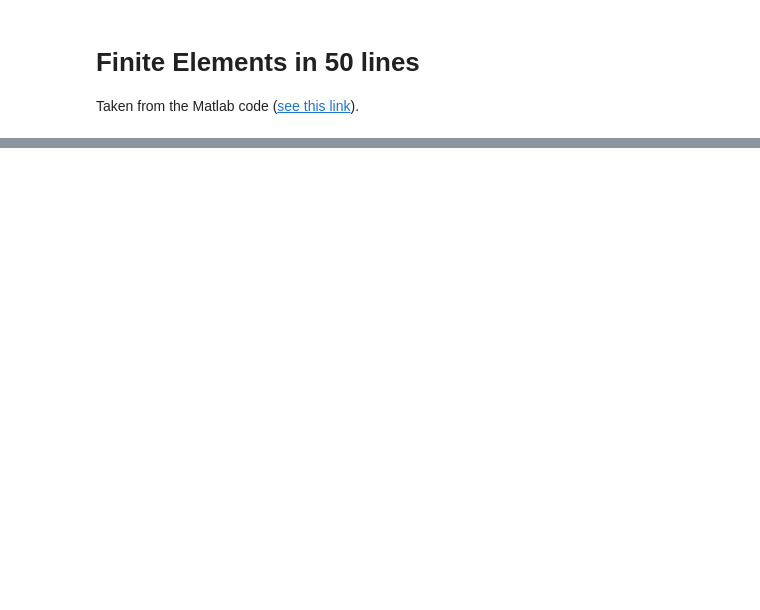
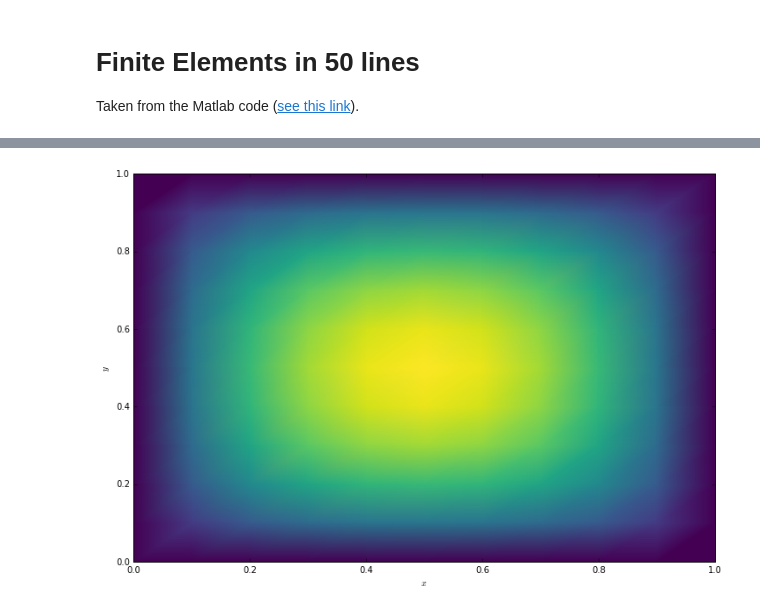
Before and after one commit to ngcm/training-public, a Jupyter notebook: FEEG6016 Simulation and Modelling/07a-Finite-Elements-Lab-1a-50-lines.ipynb, the cells around one changed output, grey strips where cells are left out. Drawn from its saved outputs; the diff is of its cells as text; code cells hidden in the pictures; blank space fills up the shorter version.

Commit message:
Update plotting.

```diff
--- a/FEEG6016 Simulation and Modelling/07a-Finite-Elements-Lab-1a-50-lines.ipynb
+++ b/FEEG6016 Simulation and Modelling/07a-Finite-Elements-Lab-1a-50-lines.ipynb
@@ -60,0 +61,8 @@ ax.view_init(elev=90,azim=0);ax.set_xlabel(r"$x$");ax.set_ylabel(r"$y$");
+# %%
+# Plot result
+fig=pyplot.figure(figsize=(12,8))
+ax=fig.add_subplot(111)
+ax.tripcolor(p[:,0], p[:,1], U[:,0], triangles=triangles, cmap=cm.viridis, shading='gouraud')
+ax.set_xlabel(r"$x$");ax.set_ylabel(r"$y$");
+# %% [output]
+[figure, added]
```
Also changed, not shown: parts of 1 cell of this notebook.
